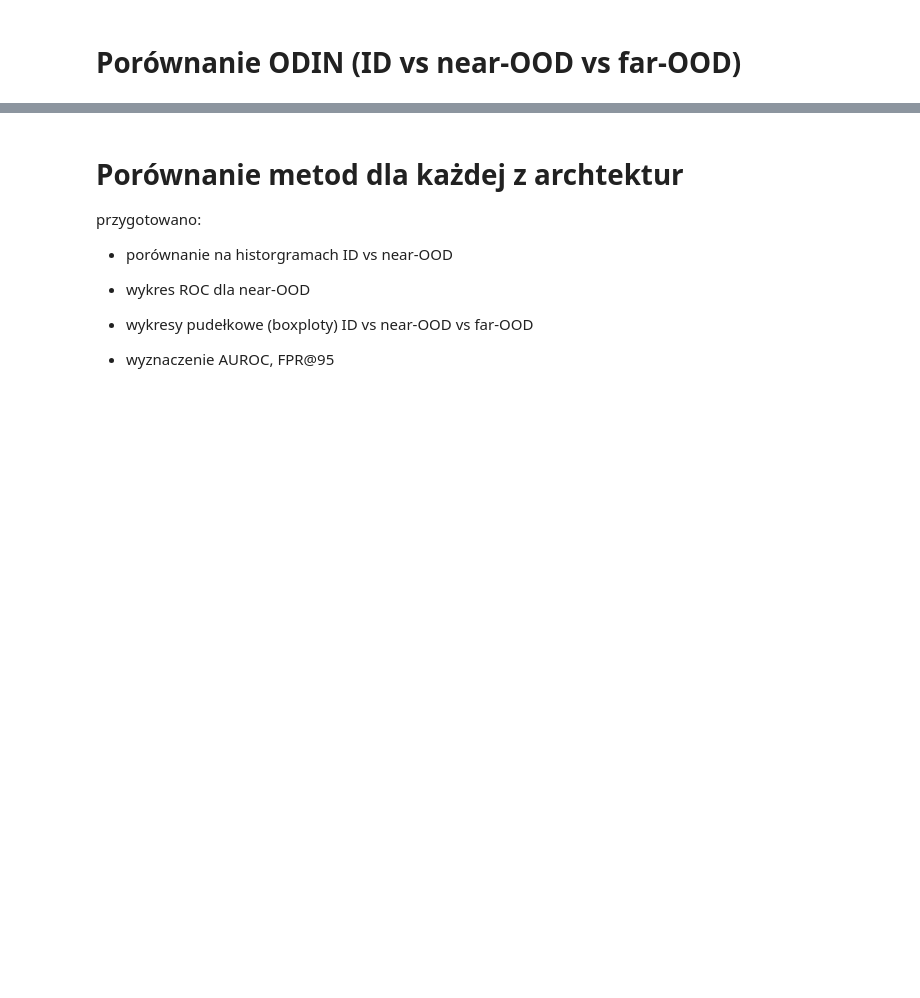
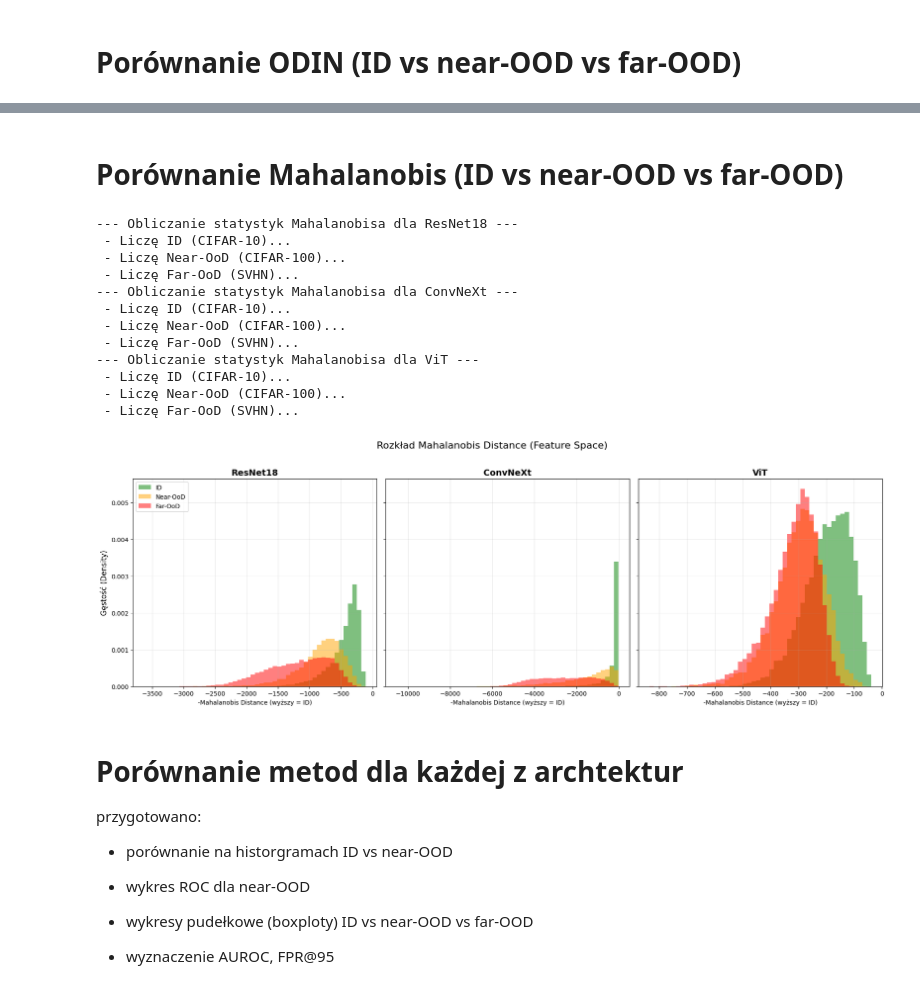
Before and after one commit to Gosiuniunia/Sieci-neuronowe, a Jupyter notebook: OOD_experiments.ipynb, the cells around one changed output, grey strips where cells are left out. Drawn from its saved outputs; the diff is of its cells as text; code cells hidden in the pictures; blank space fills up the shorter version.

```diff
--- a/OOD_experiments.ipynb
+++ b/OOD_experiments.ipynb
@@ -728,3 +804,5 @@ Zapisano wyniki w: /content/drive/MyDrive/TAI/sem2/SN/ood/251210_ood/vit_T=1000.
 
 Wykres zapisano jako: porownanie_odin_T=1000.0_eps=0.0014_3_modele.png
 [figure]
+# %% [markdown]
+# Porównanie Mahalanobis (ID vs near-OOD vs far-OOD)
@@ -731,3 +823,46 @@ Wykres zapisano jako: porownanie_odin_T=1000.0_eps=0.0014_3_modele.png
+# %%
+fig, axes = plt.subplots(1, 3, figsize=(18, 6), sharey=True)
+
+for i, (file_name, model, title) in enumerate(models_info):
+    print(f"--- Obliczanie statystyk Mahalanobisa dla {title} ---")
+
+    # parametry rozkładu na danych treningowych
+    means, precision = get_mahalanobis_stats(model, loader_train_id, device)
+
+    print(f" - Liczę ID (CIFAR-10)...")
+    m_id = get_mahalanobis_scores(model, loader_id, device, means, precision)
+    print(f" - Liczę Near-OoD (CIFAR-100)...")
+    m_near = get_mahalanobis_scores(model, loader_near, device, means, precision)
+    print(f" - Liczę Far-OoD (SVHN)...")
+    m_far = get_mahalanobis_scores(model, loader_far, device, means, precision)
+
+    save_path = os.path.join(project_directory, f"{file_name}_mahalanobis_scores.npy")
+    np.save(save_path, {"id": m_id, "near": m_near, "far": m_far})
+
+    plot_mahalanobis(axes[i], m_id, m_near, m_far, title)
+
+axes[0].set_ylabel("Gęstość (Density)", fontsize=12)
+axes[0].legend(loc='upper left')
+fig.suptitle("Rozkład Mahalanobis Distance (Feature Space)", fontsize=16, y=1.02)
+plt.tight_layout()
+
+img_name = "porownanie_mahalanobis_3_modele.png"
+plt.savefig(os.path.join(project_directory, img_name), dpi=300, bbox_inches='tight')
+plt.show()
+# %% [output]
+--- Obliczanie statystyk Mahalanobisa dla ResNet18 ---
+ - Liczę ID (CIFAR-10)...
+ - Liczę Near-OoD (CIFAR-100)...
+ - Liczę Far-OoD (SVHN)...
+--- Obliczanie statystyk Mahalanobisa dla ConvNeXt ---
+ - Liczę ID (CIFAR-10)...
+ - Liczę Near-OoD (CIFAR-100)...
+ - Liczę Far-OoD (SVHN)...
+--- Obliczanie statystyk Mahalanobisa dla ViT ---
+ - Liczę ID (CIFAR-10)...
+ - Liczę Near-OoD (CIFAR-100)...
+ - Liczę Far-OoD (SVHN)...
+[figure, added]
 # %% [markdown]
 # Porównanie metod dla każdej z archtektur
 przygotowano:
```
Also changed, not shown: parts of 15 cells of this notebook.
